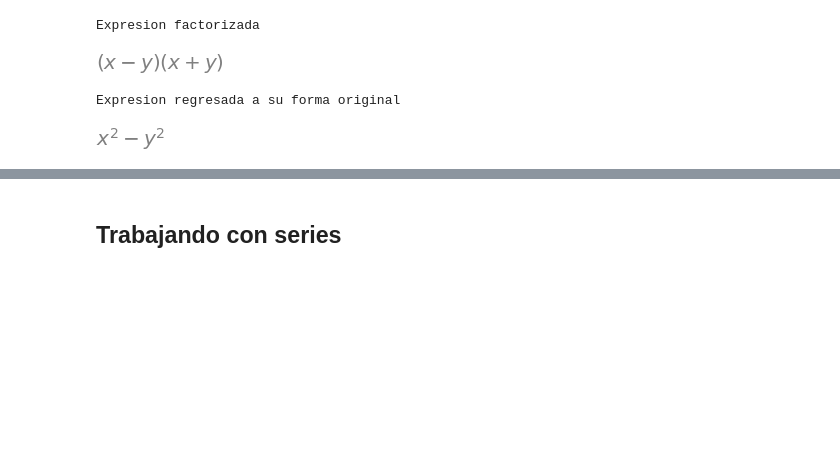
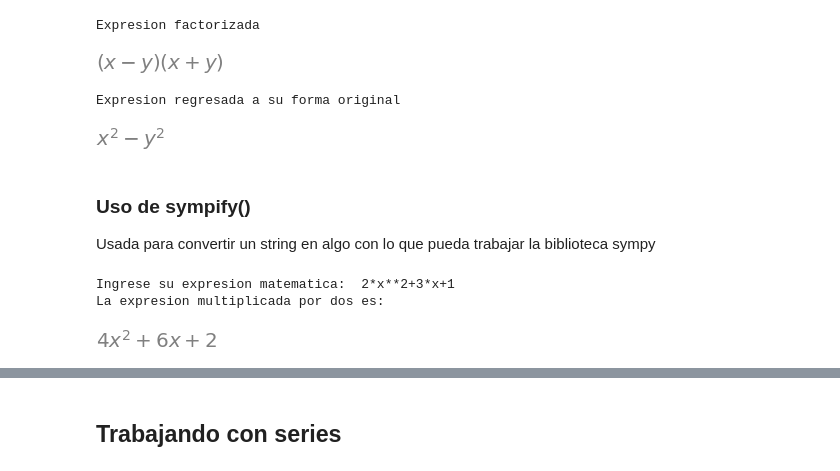
Before and after one commit to MkCst/Python-numerico, a Jupyter notebook: E-0 Uso de sympy.ipynb, the cells around one changed output, grey strips where cells are left out. Saved outputs shown, nothing was run; the diff lists cells and outputs as text; code cells hidden in the pictures; blank space fills up the shorter version.

```diff
--- a/E-0 Uso de sympy.ipynb
+++ b/E-0 Uso de sympy.ipynb
@@ -151,3 +152,28 @@ Expresion factorizada
 [figure]
 Expresion regresada a su forma original
 [figure]
+# %% [markdown]
+### Uso de sympify()
+
+Usada para convertir un string en algo con lo que pueda trabajar la biblioteca sympy
+# %%
+# Definiendo expresiones desde teclado
+
+from sympy.interactive import printing
+printing.init_printing(use_latex=True)
+
+from sympy import sympify
+from sympy.core.sympify import SympifyError
+import sympy as sp
+
+expresion =  input("Ingrese su expresion matematica: ")
+try:
+    expresion = sp.sympify(expresion)
+    print("La expresion multiplicada por dos es:")
+    display(expresion * 2)
+except SympifyError:
+    print("Valor invalido")
+# %% [output]
+Ingrese su expresion matematica:  2*x**2+3*x+1
+La expresion multiplicada por dos es:
+[figure, added]
```
Also changed, not shown: parts of 11 cells of this notebook.
